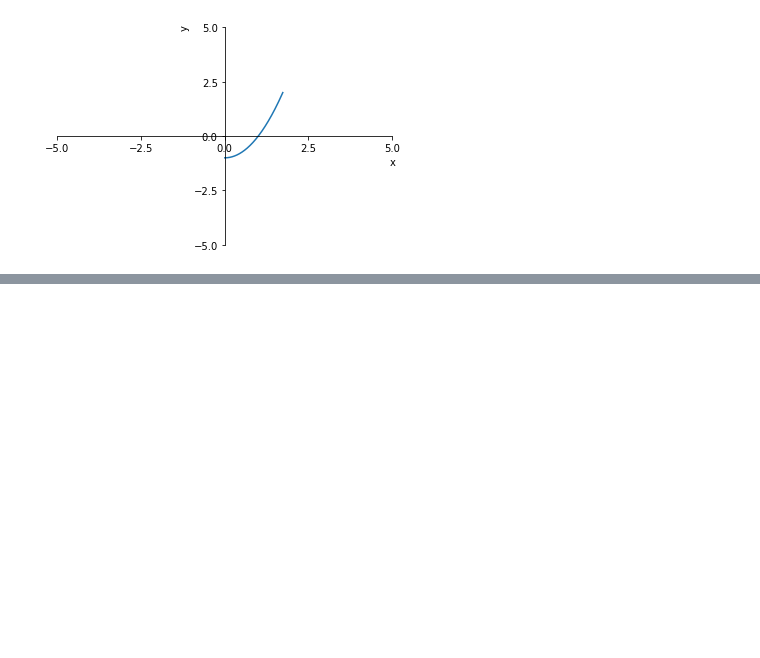
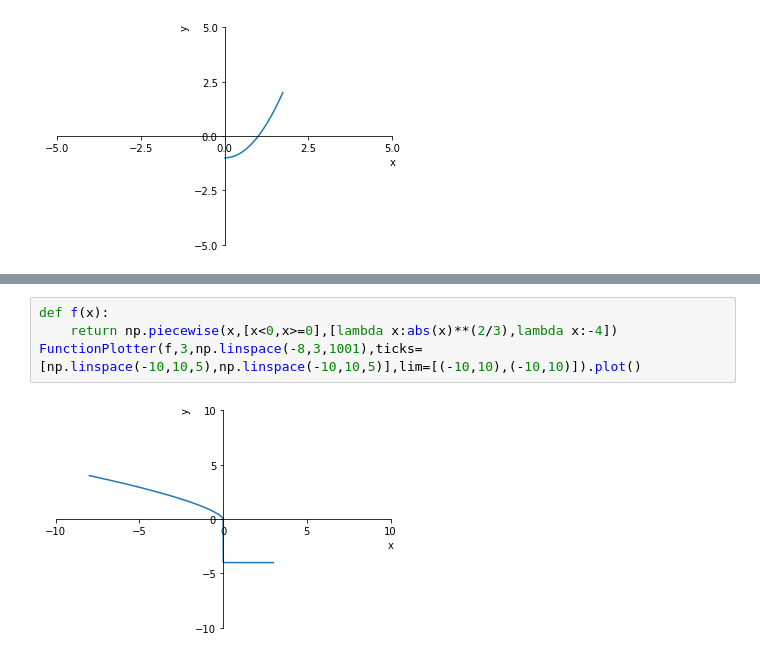
Before and after one commit to Zhurp2020/NLP-from-scratch, a Jupyter notebook: Thomas Calculus/Chapter 5 code.ipynb, the cells around one changed output, grey strips where cells are left out. Drawn from its saved outputs; the diff is of its cells as text; blank space fills up the shorter version.

```diff
--- a/Thomas Calculus/Chapter 5 code.ipynb
+++ b/Thomas Calculus/Chapter 5 code.ipynb
@@ -152,0 +241,6 @@ FunctionPlotter(f,3,np.linspace(0,np.sqrt(3),1001)).plot()
+# %%
+def f(x):
+    return np.piecewise(x,[x<0,x>=0],[lambda x:abs(x)**(2/3),lambda x:-4])
+FunctionPlotter(f,3,np.linspace(-8,3,1001),ticks=[np.linspace(-10,10,5),np.linspace(-10,10,5)],lim=[(-10,10),(-10,10)]).plot()
+# %% [output]
+[figure, added]
```
Also changed, not shown: parts of 8 cells of this notebook, 6 other files.
